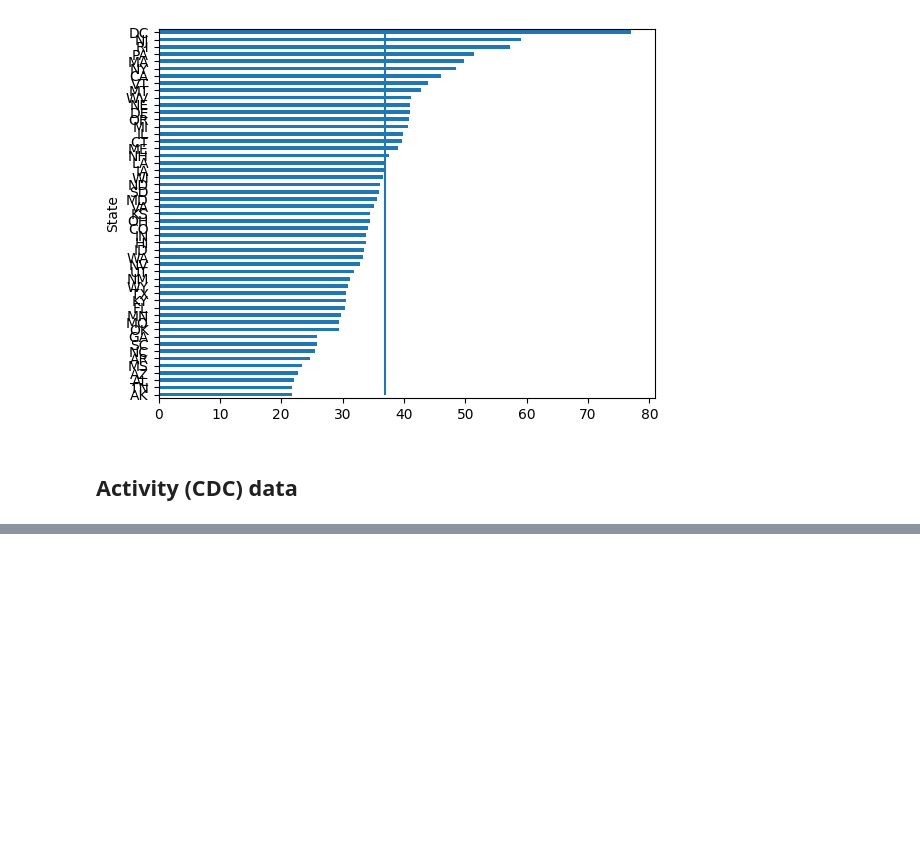
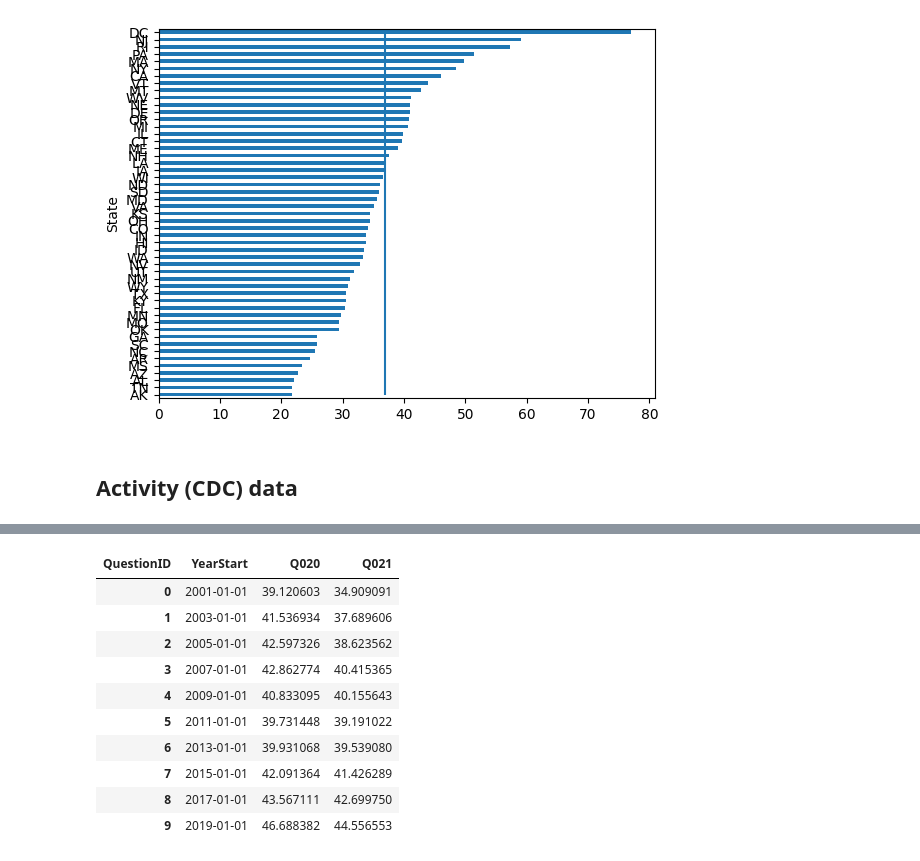
Before and after one commit to Ludougan123234/si618-project, a Jupyter notebook: nb/randy.ipynb, the cells around one changed output, grey strips where cells are left out. Cells and saved outputs as stored; diff of their text form; code cells hidden in the pictures; blank space fills up the shorter version.

```diff
--- a/nb/randy.ipynb
+++ b/nb/randy.ipynb
@@ -33,0 +123,14 @@ df_nutri.head()
+# %%
+vegetable_trend
+# %% [output]
+| QuestionID | YearStart | Q020 | Q021 |
+| 0 | 2001-01-01 | 39.120603 | 34.909091 |
+| 1 | 2003-01-01 | 41.536934 | 37.689606 |
+| 2 | 2005-01-01 | 42.597326 | 38.623562 |
+| 3 | 2007-01-01 | 42.862774 | 40.415365 |
+| 4 | 2009-01-01 | 40.833095 | 40.155643 |
+| 5 | 2011-01-01 | 39.731448 | 39.191022 |
+| 6 | 2013-01-01 | 39.931068 | 39.539080 |
+| 7 | 2015-01-01 | 42.091364 | 41.426289 |
+| 8 | 2017-01-01 | 43.567111 | 42.699750 |
+| 9 | 2019-01-01 | 46.688382 | 44.556553 |
```
Also changed, not shown: parts of 8 cells of this notebook, 1 other file.
